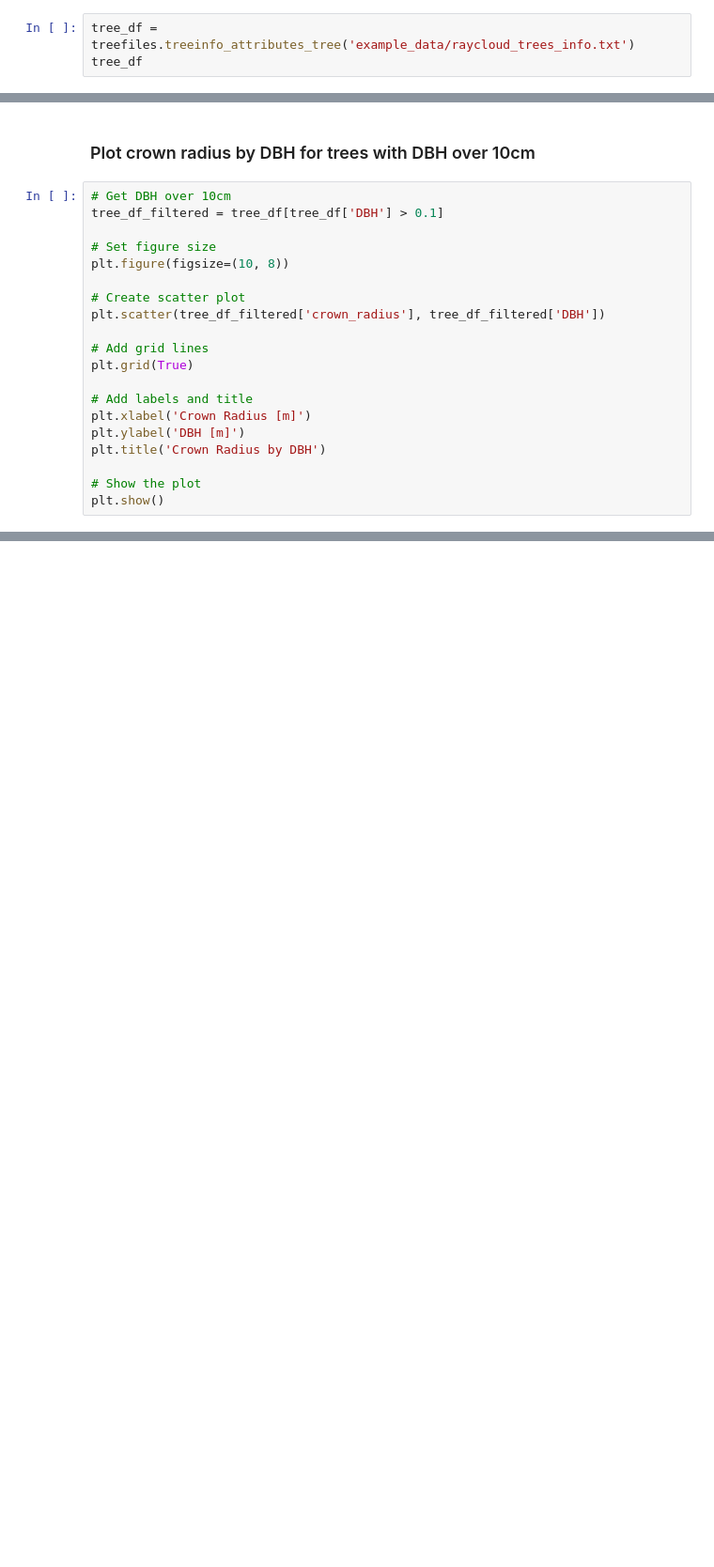
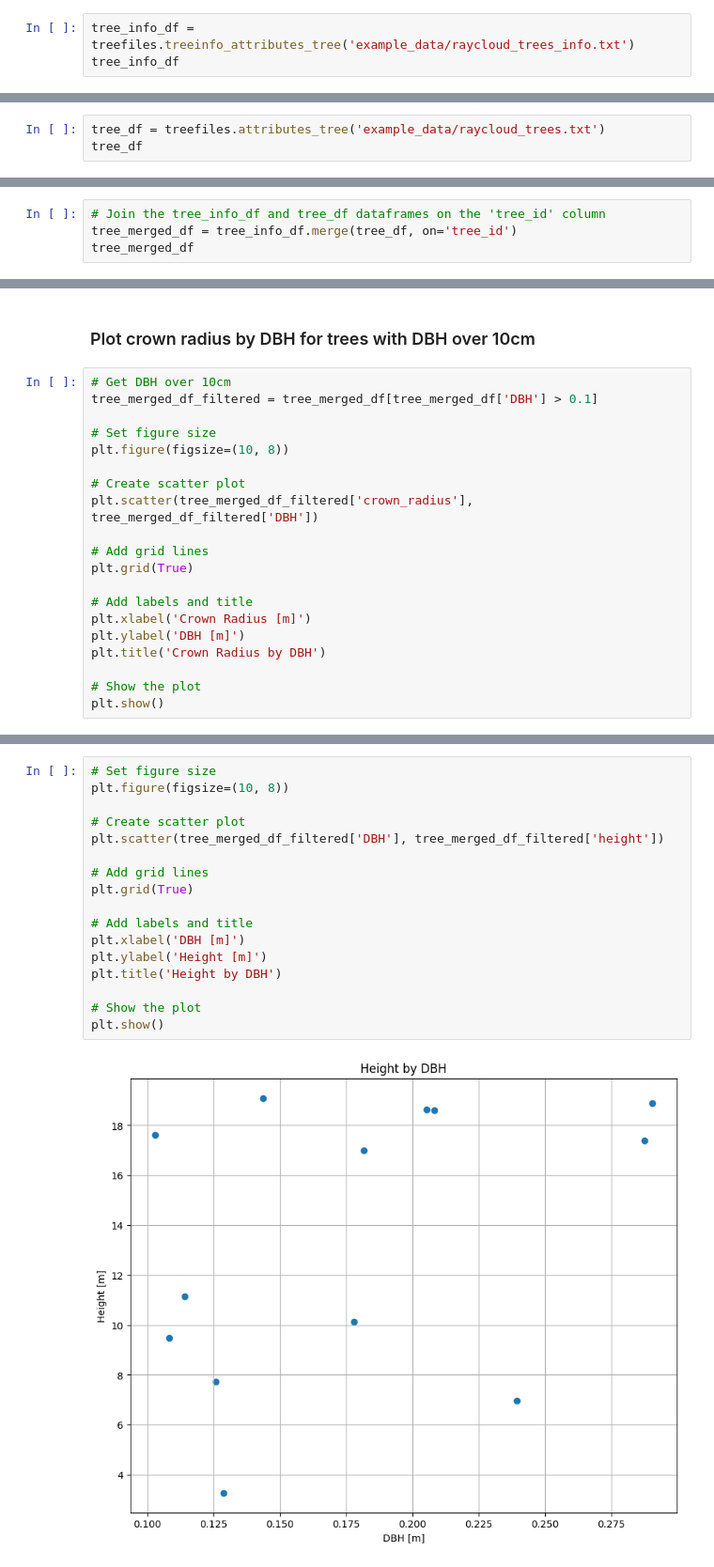
Before and after one commit to tim-devereux/PyTreeFile, a Jupyter notebook: notebooks/treefile_example.ipynb, the cells around one changed output, grey strips where cells are left out. Shown at 94% size. Cells and saved outputs as stored; diff of their text form; blank space fills up the shorter version.

Commit message:
added function to treefiles.py to read from rayextract treefiles, added more examples to treefiles.ipynb

```diff
--- a/notebooks/treefile_example.ipynb
+++ b/notebooks/treefile_example.ipynb
@@ -90,6 +90,6 @@ plt.show()
 # %%
-tree_df = treefiles.treeinfo_attributes_tree('example_data/raycloud_trees_info.txt')
-tree_df
+tree_info_df = treefiles.treeinfo_attributes_tree('example_data/raycloud_trees_info.txt')
+tree_info_df
 # %% [output]
 |  | tree_id | height | crown_radius | dimension | monocotal | DBH | bend | branch_slope |
 | 0 | 1 | 8.19910 | 0.60945 | 1.372790 | 0.514423 | 0.076986 | 0.008085 | 1.031810 |
@@ -106,0 +109,3 @@ tree_df
+# %%
+tree_df = treefiles.attributes_tree('example_data/raycloud_trees.txt')
+tree_df
@@ -106,0 +128,4 @@ tree_df
+# %%
+# Join the tree_info_df and tree_df dataframes on the 'tree_id' column
+tree_merged_df = tree_info_df.merge(tree_df, on='tree_id')
+tree_merged_df
@@ -108,13 +150,13 @@ tree_df
 ### Plot crown radius by DBH for trees with DBH over 10cm
 # %%
 # Get DBH over 10cm
-tree_df_filtered = tree_df[tree_df['DBH'] > 0.1]
+tree_merged_df_filtered = tree_merged_df[tree_merged_df['DBH'] > 0.1]
 
 # Set figure size
 plt.figure(figsize=(10, 8))
 
 # Create scatter plot
-plt.scatter(tree_df_filtered['crown_radius'], tree_df_filtered['DBH'])
+plt.scatter(tree_merged_df_filtered['crown_radius'], tree_merged_df_filtered['DBH'])
 
 # Add grid lines
 plt.grid(True)
@@ -128,3 +170,22 @@ plt.title('Crown Radius by DBH')
 plt.show()
 # %% [output]
 [figure]
+# %%
+# Set figure size
+plt.figure(figsize=(10, 8))
+
+# Create scatter plot
+plt.scatter(tree_merged_df_filtered['DBH'], tree_merged_df_filtered['height'])
+
+# Add grid lines
+plt.grid(True)
+
+# Add labels and title
+plt.xlabel('DBH [m]')
+plt.ylabel('Height [m]')
+plt.title('Height by DBH')
+
+# Show the plot
+plt.show()
+# %% [output]
+[figure, added]
```
Also changed, not shown: parts of 11 cells of this notebook, 2 other files.
